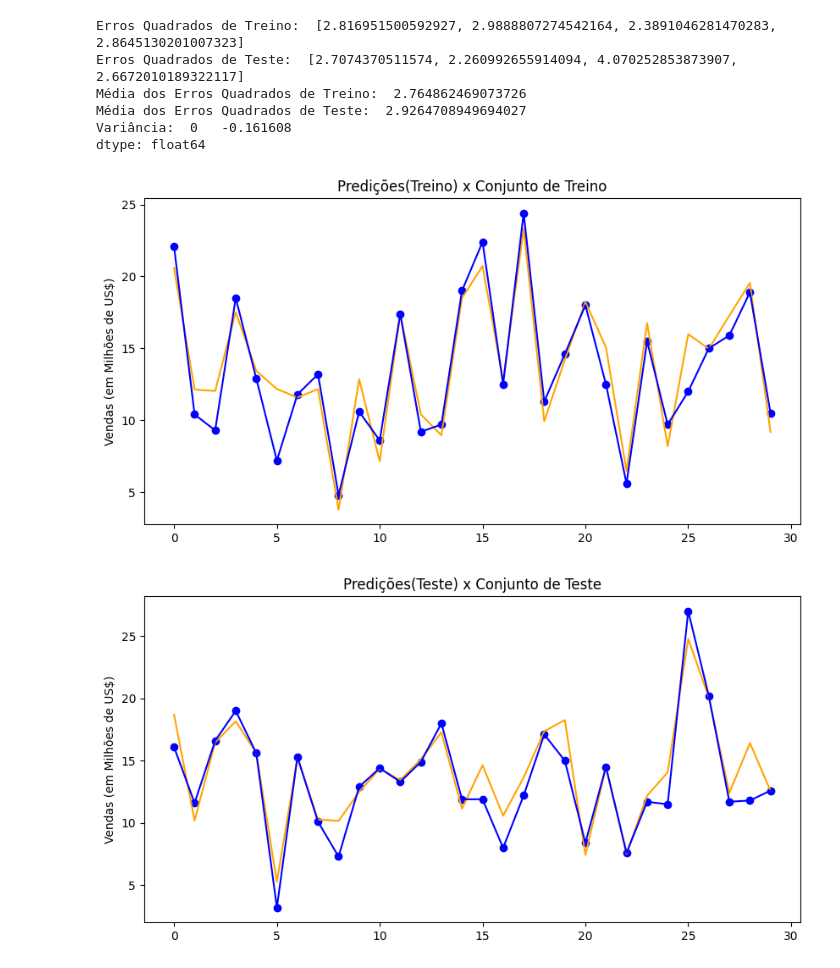
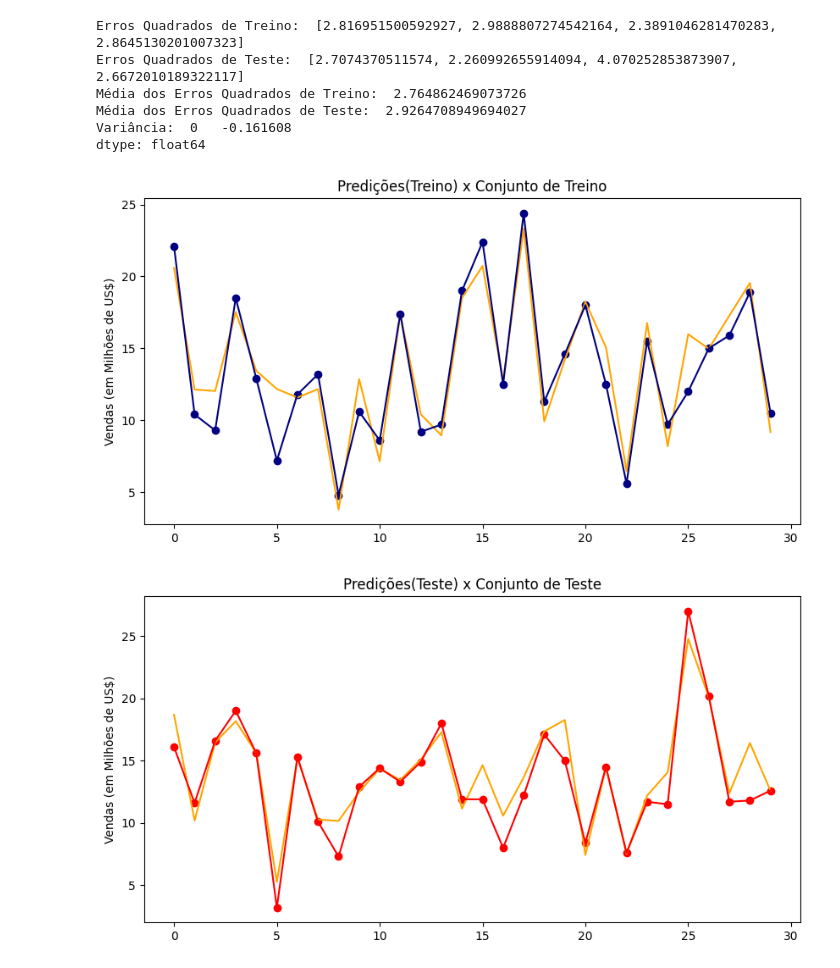
Before and after one commit to leoScienceanalytics/MLOpsLinearRegression.py, a Jupyter notebook: advertisingreg.ipynb, the cells around one changed output. Cells and saved outputs as stored; diff of their text form; code cells hidden in the pictures.

```diff
--- a/advertisingreg.ipynb
+++ b/advertisingreg.ipynb
@@ -170,23 +201,23 @@ y_pred30 = y_pred.head(30)
 # %%
 #Gráficos
 
 #Gráfico Treino
 plt.figure(figsize = (10,5))
 plt.plot(y_predtrain30, c='orange')
-plt.plot(x, y_train30, color='blue')
-plt.scatter(x, y_train30, color='blue', marker='o')
+plt.plot(x, y_train30, color='navy')
+plt.scatter(x, y_train30, color='navy', marker='o')
 plt.ylabel('Vendas (em Milhões de US$)')
 plt.title('Predições(Treino) x Conjunto de Treino')
 plt.show()
 
 #Gráfico Teste
 plt.figure(figsize = (10,5))
 plt.plot(y_pred30, c='orange')
-plt.plot(x, y_test30, color='blue')
-plt.scatter(x, y_test30, color='blue', marker='o')
+plt.plot(x, y_test30, color='red')
+plt.scatter(x, y_test30, color='red', marker='o')
 plt.title('Predições(Teste) x Conjunto de Teste')
 plt.ylabel('Vendas (em Milhões de US$)')
 plt.show()
 # %% [output]
-[figure, old version]
+[figure, new version]
-[figure, old version]
+[figure, new version]
```
Also changed, not shown: parts of 4 cells of this notebook, 1 other file.
